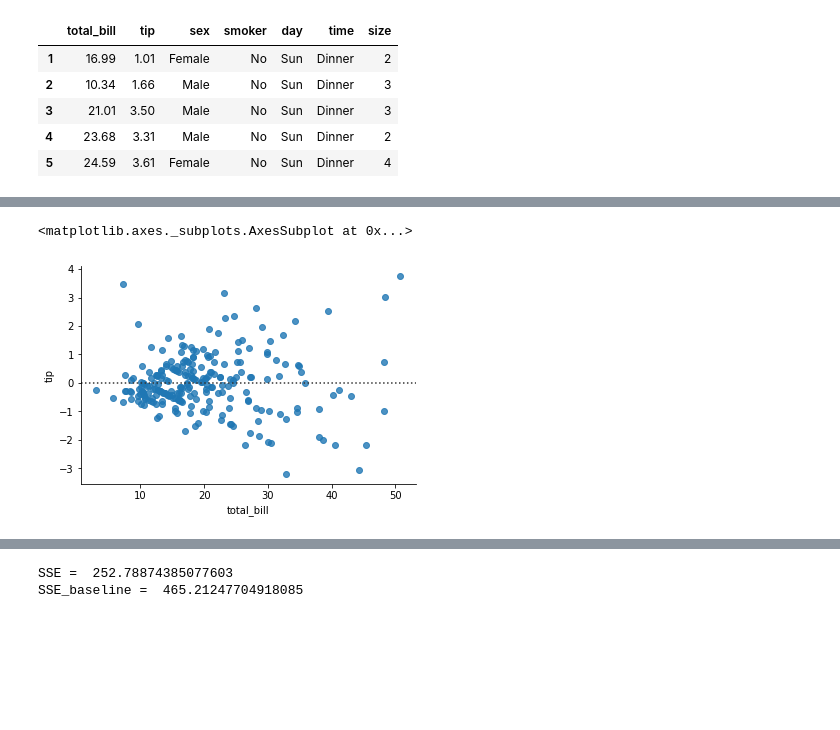
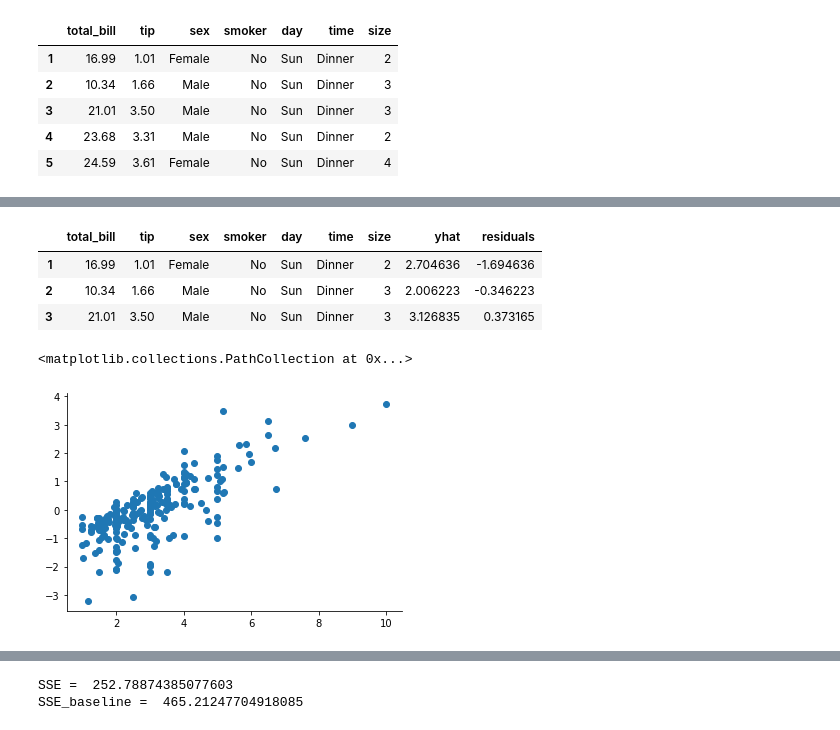
Before and after one commit to sunwenliang14/ds-methodologies-exercises, a Jupyter notebook: regression/evaluate.ipynb, the cells around one changed output, grey strips where cells are left out. Saved outputs shown, nothing was run; the diff lists cells and outputs as text; code cells hidden in the pictures; blank space fills up the shorter version.

```diff
--- a/regression/evaluate.ipynb
+++ b/regression/evaluate.ipynb
@@ -47,8 +35,17 @@ viz.evaluation_example5(df, df.total_bill, df.residual)
-# %%
-plot_residuals(df.total_bill, df.tip)
-# %% [output]
-<matplotlib.axes._subplots.AxesSubplot at 0x...>
-[figure, removed]
+# %%
+df['residuals'] = df.tip - df.yhat
+df.head(3)
+# %% [output]
+|  | total_bill | tip | sex | smoker | day | time | size | yhat | residuals |
+| 1 | 16.99 | 1.01 | Female | No | Sun | Dinner | 2 | 2.704636 | -1.694636 |
+| 2 | 10.34 | 1.66 | Male | No | Sun | Dinner | 3 | 2.006223 | -0.346223 |
+| 3 | 21.01 | 3.50 | Male | No | Sun | Dinner | 3 | 3.126835 | 0.373165 |
+# %%
+# 3. Plot the residuals for the linear regression model that you made.
+plt.scatter(df.tip, df.residuals)
+# %% [output]
+<matplotlib.collections.PathCollection at 0x...>
+[figure, added]
 # %%
 from scipy import stats
 from sklearn.metrics import mean_squared_error, r2_score, explained_variance_score
```
Also changed, not shown: parts of 60 cells of this notebook, 1 other file.
